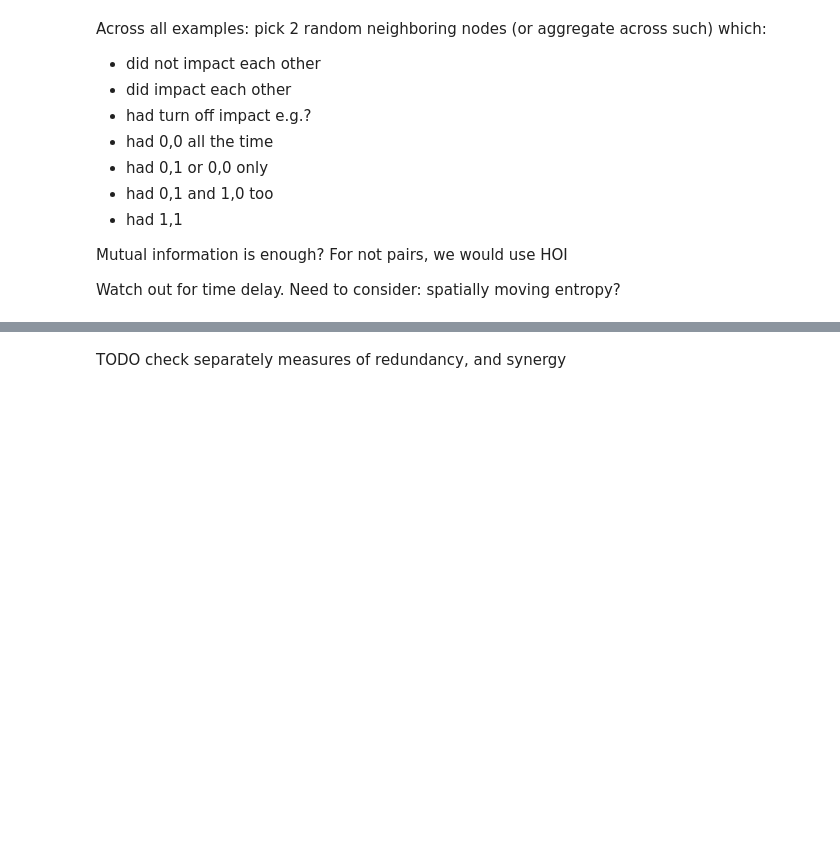
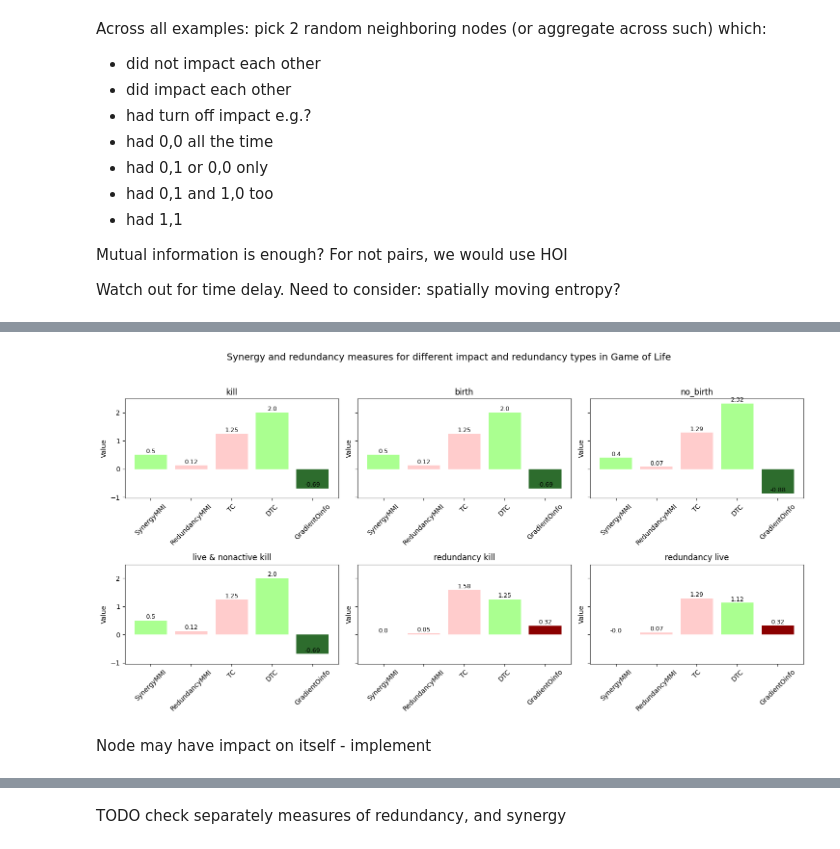
Before and after one commit to me9hanics/combinatorial-emergence-higher-order-dynamics, a Jupyter notebook: experiments/self_organized_patterns.ipynb, the cells around one changed output, grey strips where cells are left out. Saved outputs shown, nothing was run; the diff lists cells and outputs as text; code cells hidden in the pictures; blank space fills up the shorter version.

```diff
--- a/experiments/self_organized_patterns.ipynb
+++ b/experiments/self_organized_patterns.ipynb
@@ -74,0 +302,36 @@ Watch out for time delay. Need to consider: spatially moving entropy?
+# %%
+import matplotlib.pyplot as plt
+import numpy as np
+
+labels = ['SynergyMMI', 'RedundancyMMI', 'TC', 'DTC', 'GradientOinfo']
+
+bar_colors = [
+    "#aaff90",   # SynergyMMI - light green
+    '#ffcccc',   # RedundancyMMI - light red
+    '#ffcccc',   # TC - light red
+    '#aaff90',   # DTC - light green
+    # Oinfo: first 4 dark green, last 2 dark red (handled per subplot)
+]
+
+column_texts = ['Synergy', 'Redundancy', 'Redundancy', 'Synergy', 'Oinfo']
+fig, axes = plt.subplots(2, 3, figsize=(15, 8), sharey=True)
+axes = axes.flatten()
+
+for i, ax in enumerate(axes):
+    oinfo_color = "#2D6C2D" if i < 4 else '#8B0000'
+    colors = bar_colors[:] + [oinfo_color]
+    bars = ax.bar(labels, [float(v) for v in values[i]], color=colors)
+    ax.set_title(types[i])
+    ax.set_xticklabels(labels, rotation=45)
+    ax.set_ylabel('Value')
+    for j, bar in enumerate(bars):
+        ax.text(bar.get_x() + bar.get_width() / 2, bar.get_height() + 0.01, round(float(values[i][j]),2),
+                ha='center', va='bottom', fontsize=9, color='black', rotation=0)
+
+fig.suptitle('Synergy and redundancy measures for different impact and redundancy types in Game of Life', fontsize=14)
+plt.tight_layout(rect=[0, 0.03, 1, 0.95])
+plt.show()
+# %% [output]
+[figure, added]
+# %% [markdown]
+Node may have impact on itself - implement
```
Also changed, not shown: parts of 33 cells of this notebook.
